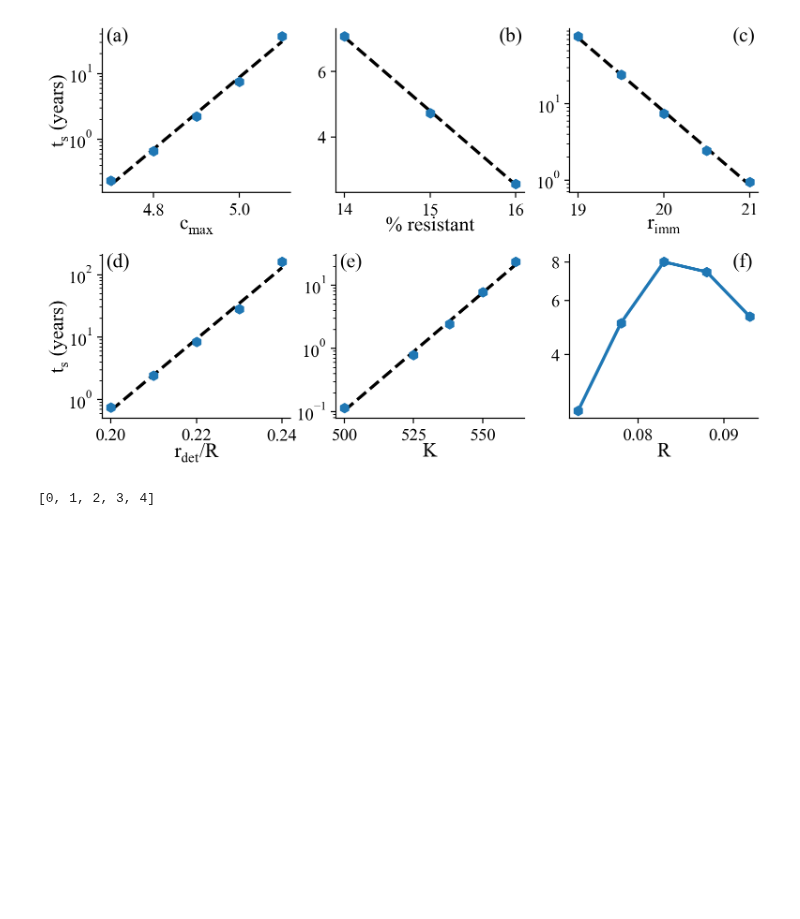
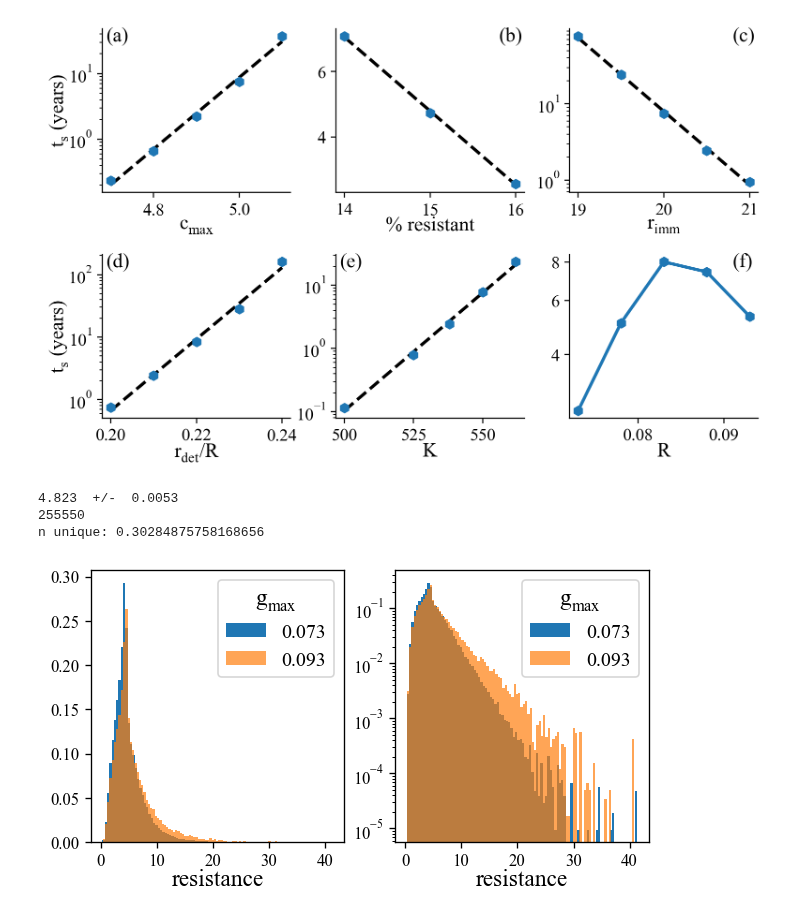
Before and after one commit to patricksinclair/multispecies_postprocessing, a Jupyter notebook: geno_distbs/varying_susceps/ttf_analyser.ipynb, the cells around one changed output. Saved outputs shown, nothing was run; the diff lists cells and outputs as text; code cells hidden in the pictures; blank space fills up the shorter version.

```diff
--- a/geno_distbs/varying_susceps/ttf_analyser.ipynb
+++ b/geno_distbs/varying_susceps/ttf_analyser.ipynb
@@ -444,5 +412,35 @@ plot_ttf_vs_x_param(ttf_vs_x_param_list=ttf_vs_x_list)
-# %%
-x = [r for r in range(5)]
-x
-# %% [output]
-[0, 1, 2, 3, 4]
+# %%
+tmax = 24*365 # the max ttf sim time
+
+df_low_gRate = pd.read_csv("time_to_failure_vs_g_max-EXTRA/timeToFailure-14_pc_res-g_max=0.073-final_pops.csv")
+
+df_low_gRate = df_low_gRate[df_low_gRate["failure_time"]< (tmax-1)].filter(regex="geno_") # extract all the runs that established a biofilm, filter for the genotype columns
+
+
+print(f"{df_low_gRate.stack().dropna().mean():.3f}", " +/- ", f"{df_low_gRate.stack().std()/np.sqrt(df_low_gRate.stack().values.size):.4f}") # mean should ignore
+
+#print(pd.DataFrame.quantile(df_low_gRate.stack()))
+
+#df_low_gRate.stack().values.mean()
+df_low_gRate.stack().quantile([0.25, 0.5, 0.75])
+
+print(df_low_gRate.stack().dropna().size)
+print("n unique:", df_low_gRate.stack().nunique()/df_low_gRate.stack().size)
+
+fig, axes = plt.subplots(1, 2, dpi=120)
+fig.set_size_inches(6,3)
+
+for ax in axes:
+
+    ax.hist(df_low_gRate.stack().values, bins=100, label="0.073", density=True)
+    ax.hist(df_high_gRate.stack().values, bins=100, label="0.093", density=True, alpha=0.7)
+    ax.legend(title="$g_{max}$", fontsize="large")
+    ax.set_xlabel("resistance", fontsize=14, labelpad=-1)
+axes[1].semilogy()
+#axes[1].semilogx()
+plt.show()
+# %% [output]
+4.823  +/-  0.0053
+255550
+n unique: 0.30284875758168656
+[figure, added]
```
Also changed, not shown: parts of 4 cells of this notebook.
